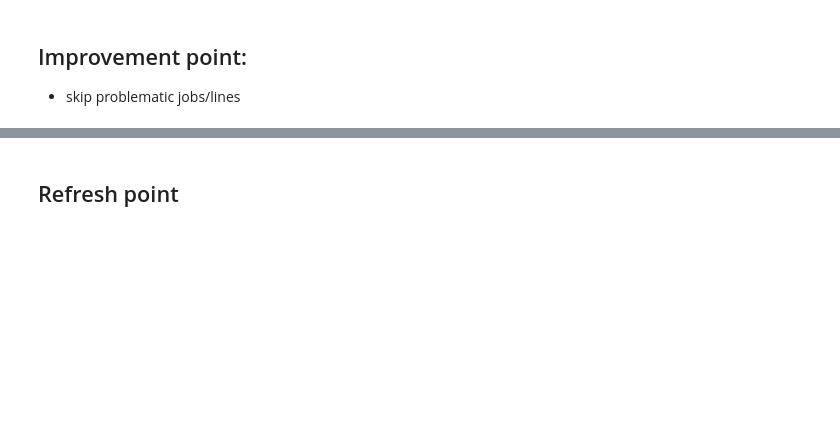
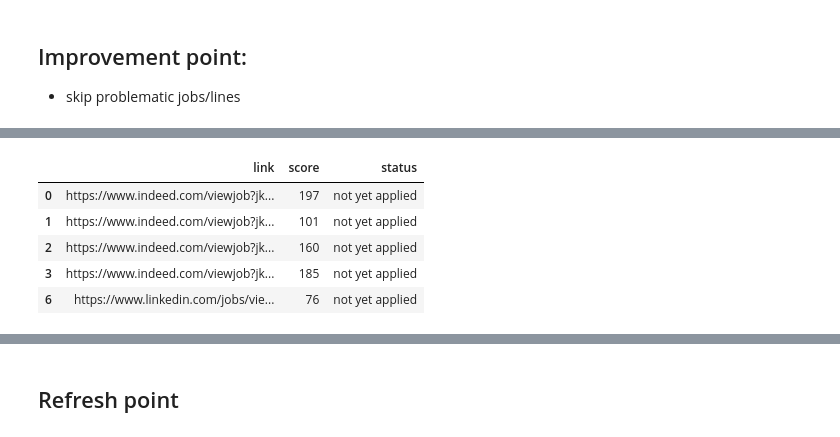
Before and after one commit to mdalisouayah/job_application_optimizer, a Jupyter notebook: job_search_application.ipynb, the cells around one changed output, grey strips where cells are left out. Cells and saved outputs as stored; diff of their text form; code cells hidden in the pictures; blank space fills up the shorter version.

```diff
--- a/job_search_application.ipynb
+++ b/job_search_application.ipynb
@@ -179,3 +181,12 @@ jobs['application'] = 'not yet applied'
+# %%
+jobs.head()
+# %% [output]
+|  | link | score | status |
+| 0 | https://www.indeed.com/viewjob?jk... | 197 | not yet applied |
+| 1 | https://www.indeed.com/viewjob?jk... | 101 | not yet applied |
+| 2 | https://www.indeed.com/viewjob?jk... | 160 | not yet applied |
+| 3 | https://www.indeed.com/viewjob?jk... | 185 | not yet applied |
+| 6 | https://www.linkedin.com/jobs/vie... | 76 | not yet applied |
 # %%
 # do not abridge the urls
 pd.set_option('display.max_colwidth', None)
```
Also changed, not shown: parts of 13 cells of this notebook.
